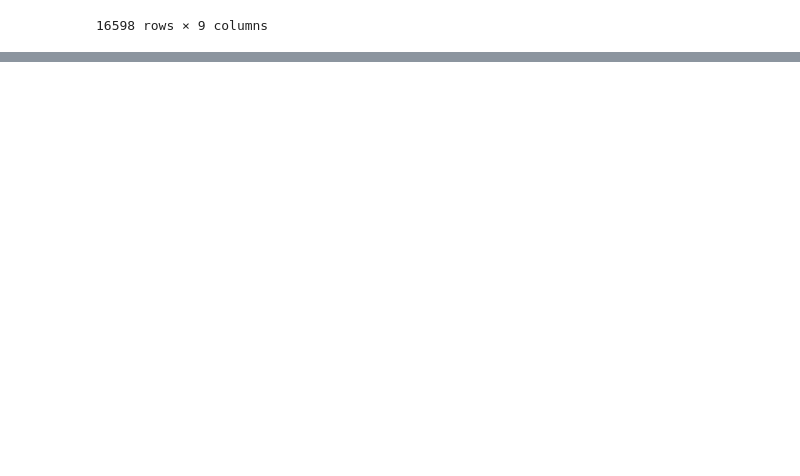
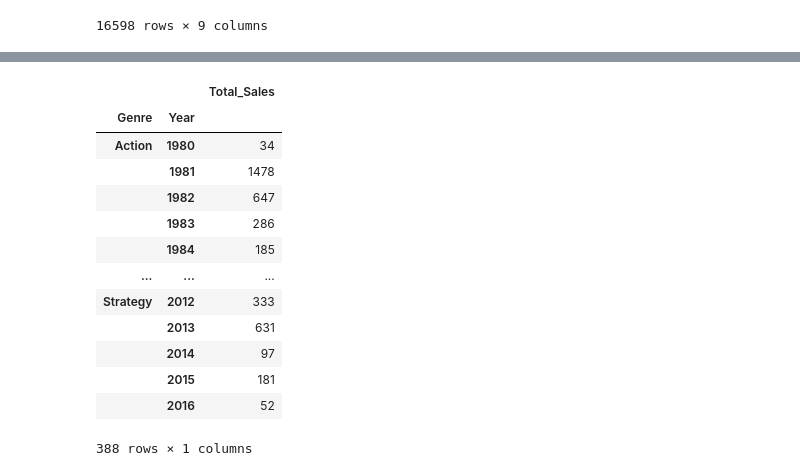
Before and after one commit to Harry-000/cs-section-project, a Jupyter notebook: AI06_Section1_Project.ipynb, the cells around one changed output, grey strips where cells are left out. Cells and saved outputs as stored; diff of their text form; code cells hidden in the pictures; blank space fills up the shorter version.

```diff
--- a/AI06_Section1_Project.ipynb
+++ b/AI06_Section1_Project.ipynb
@@ -165,0 +197,10 @@ plt.show()
+# %%
+df_TotalPerYear = (df
+                    .drop(df[ df['Genre'] == 0 ].index)
+                    .drop(df[ df['Year'] == 0 ].index)
+                    .loc[:, ['Genre', 'Year', 'NA_Sales','EU_Sales','JP_Sales','Other_Sales']]
+                    .groupby(by=['Genre','Year'])
+                    .sum()
+)
+df_TotalPerYear["Total_Sales"] = df_TotalPerYear.sum(axis=1)
+df_TotalPerYear
@@ -165,0 +222,17 @@ plt.show()
+# %%
+df_TotalPerYear.filter(items=['Total_Sales'])
+# %% [output]
+|  |  | Total_Sales |
+| Genre | Year |  |
+| Action | 1980 | 34 |
+|  | 1981 | 1478 |
+|  | 1982 | 647 |
+|  | 1983 | 286 |
+|  | 1984 | 185 |
+| ... | ... | ... |
+| Strategy | 2012 | 333 |
+|  | 2013 | 631 |
+|  | 2014 | 97 |
+|  | 2015 | 181 |
+|  | 2016 | 52 |
+388 rows × 1 columns
```
Also changed, not shown: parts of 9 cells of this notebook.
